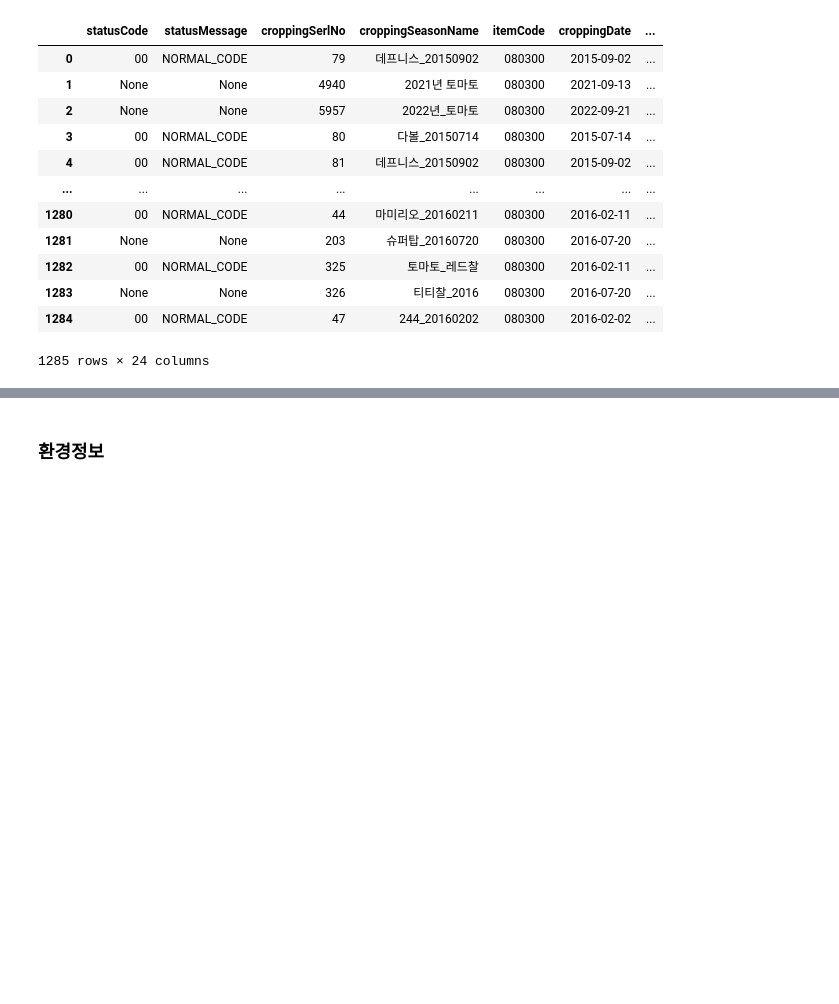
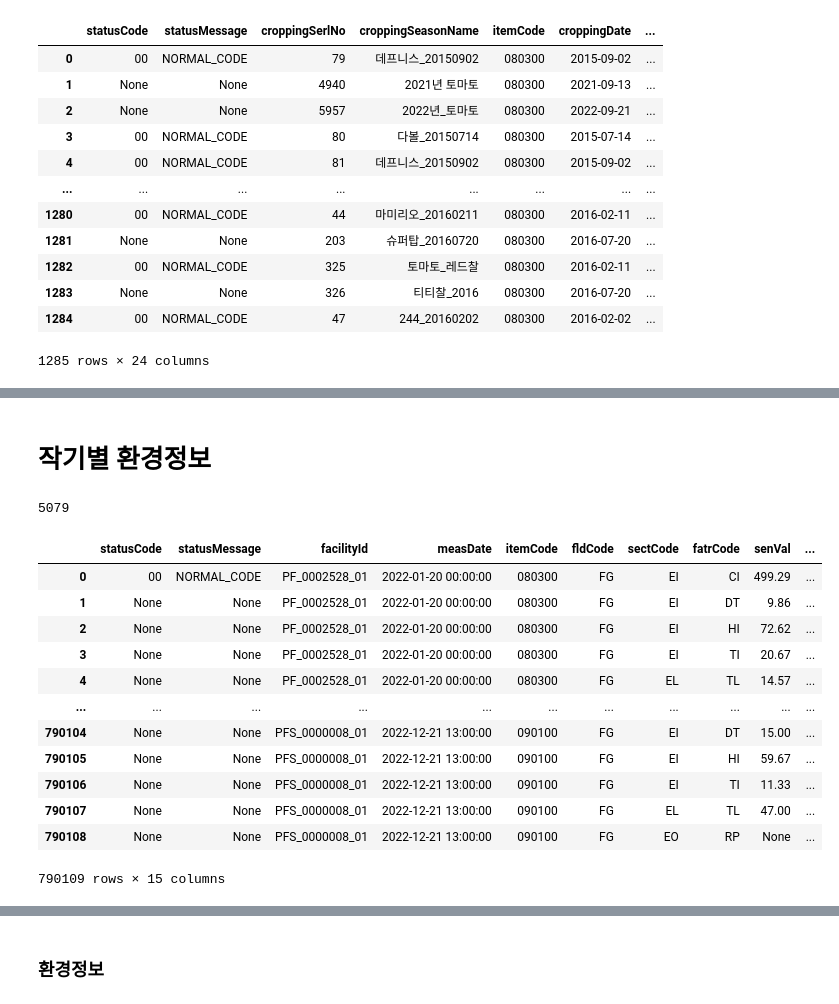
Before and after one commit to solarkim/FarmSol, a Jupyter notebook: smart farm datamart.ipynb, the cells around one changed output, grey strips where cells are left out. Drawn from its saved outputs; the diff is of its cells as text; code cells hidden in the pictures; blank space fills up the shorter version.

```diff
--- a/smart farm datamart.ipynb
+++ b/smart farm datamart.ipynb
@@ -199,0 +202,11 @@ df_cropping.to_excel(excel_writer='df_cropping.xlsx')
+# %%
+df_id_list=list(raw_id['userId'])
+#df_id_list=['PFS_0000001','PFS_0000002','PFS_0000003']
+url_crop= 'http://www.smartfarmkorea.net/Agree_WS/webservices/CropseasonRestService/getCroppingSeasonDataList/fc918c3668964be490f67fe52bbef49c/'
+list_df_farmcropping =[]
+# print(url_cropping)
+df_farmcrop = pd.DataFrame(json.loads(requests.get(url_crop+"2022").text))
+list_df_farmcropping.append(df_farmcrop)
+df_farmcropping = pd.concat(list_df_farmcropping,ignore_index=True)
+# 작기정보 테이블
+df_farmcropping
@@ -199,0 +227,37 @@ df_cropping.to_excel(excel_writer='df_cropping.xlsx')
+# %% [markdown]
+# 작기별 환경정보
+# %%
+df_id_list=list(df_farmcropping['croppingSerlNo'])
+df_id_list[0]
+# %% [output]
+5079
+# %%
+# http://www.smartfarmkorea.net/Agree_WS/webservices/CropseasonRestService/getCroppingSeasonEnvDataList/{serviceKey}/{croppingSerlNo}/{pageNum}
+url_crop= 'http://www.smartfarmkorea.net/Agree_WS/webservices/CropseasonRestService/getCroppingSeasonEnvDataList/fc918c3668964be490f67fe52bbef49c/'
+list_df_cropping =[]
+for i in df_id_list:
+    # print(url_cropping)
+    try:
+        for j in range(5):
+            df_crop = pd.DataFrame(json.loads(requests.get(url_crop+str(i)+'/'+str(j+1)).text))
+            # df_crop['croppingSerlNo']=i
+            list_df_cropping.append(df_crop)
+    except json.decoder.JSONDecodeError:
+        print('The string does NOT contain valid JSON')
+df_temp = pd.concat(list_df_cropping,ignore_index=True)
+# %%
+df_temp
+# %% [output]
+|  | statusCode | statusMessage | facilityId | measDate | itemCode | fldCode | sectCode | fatrCode | senVal | ... |
+| 0 | 00 | NORMAL_CODE | PF_0002528_01 | 2022-01-20 00:00:00 | 080300 | FG | EI | CI | 499.29 | ... |
+| 1 | None | None | PF_0002528_01 | 2022-01-20 00:00:00 | 080300 | FG | EI | DT | 9.86 | ... |
+| 2 | None | None | PF_0002528_01 | 2022-01-20 00:00:00 | 080300 | FG | EI | HI | 72.62 | ... |
+| 3 | None | None | PF_0002528_01 | 2022-01-20 00:00:00 | 080300 | FG | EI | TI | 20.67 | ... |
+| 4 | None | None | PF_0002528_01 | 2022-01-20 00:00:00 | 080300 | FG | EL | TL | 14.57 | ... |
+| ... | ... | ... | ... | ... | ... | ... | ... | ... | ... | ... |
+| 790104 | None | None | PFS_0000008_01 | 2022-12-21 13:00:00 | 090100 | FG | EI | DT | 15.00 | ... |
+| 790105 | None | None | PFS_0000008_01 | 2022-12-21 13:00:00 | 090100 | FG | EI | HI | 59.67 | ... |
+| 790106 | None | None | PFS_0000008_01 | 2022-12-21 13:00:00 | 090100 | FG | EI | TI | 11.33 | ... |
+| 790107 | None | None | PFS_0000008_01 | 2022-12-21 13:00:00 | 090100 | FG | EL | TL | 47.00 | ... |
+| 790108 | None | None | PFS_0000008_01 | 2022-12-21 13:00:00 | 090100 | FG | EO | RP | None | ... |
+790109 rows × 15 columns
```
Also changed, not shown: parts of 15 cells of this notebook, 1 other file.
